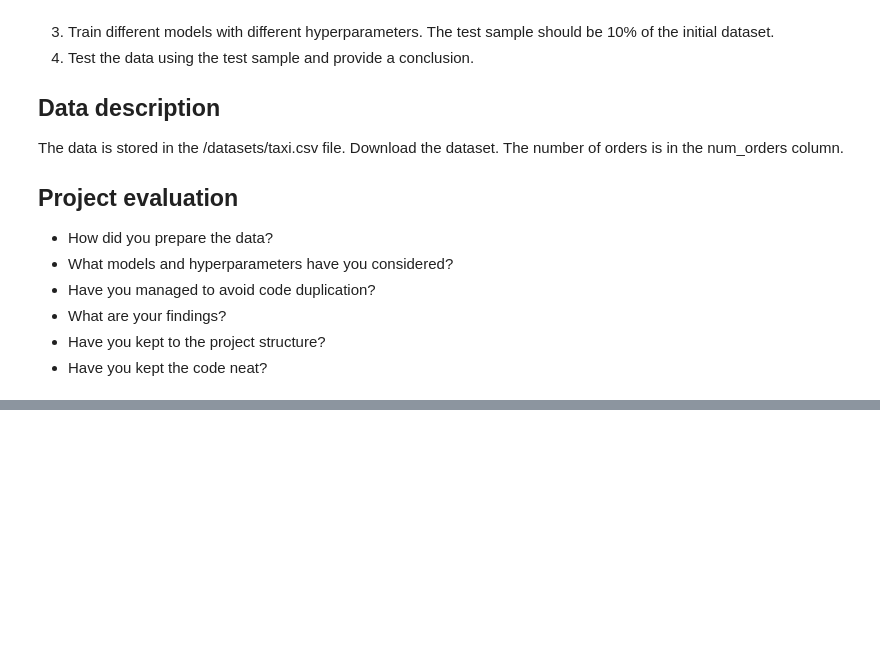
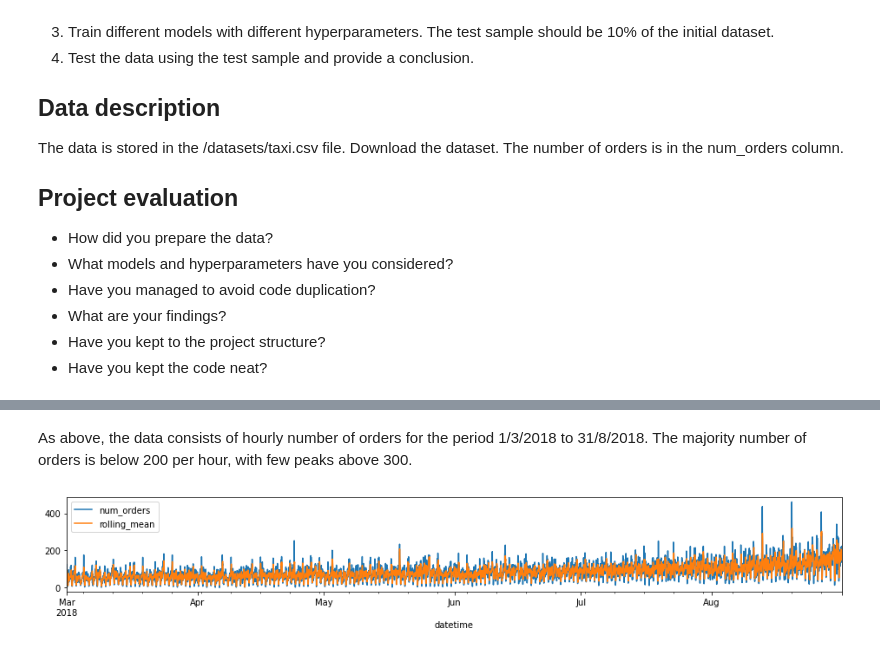
Before and after one commit to dnevo/Practicum, a Jupyter notebook: S13_Time_Series_taxi_orders_in_next_hour.ipynb, the cells around one changed output, grey strips where cells are left out. Drawn from its saved outputs; the diff is of its cells as text; code cells hidden in the pictures; blank space fills up the shorter version.

```diff
--- a/S13_Time_Series_taxi_orders_in_next_hour.ipynb
+++ b/S13_Time_Series_taxi_orders_in_next_hour.ipynb
@@ -27,0 +82,8 @@ The number of orders is in the num_orders column.
+# %% [markdown]
+As above, the data consists of hourly number of orders for the period 1/3/2018 to 31/8/2018. The majority number of orders is below 200 per hour, with few peaks above 300.
+# %%
+data1 = data.copy()
+data1['rolling_mean'] = data1.rolling(3).mean()
+data1.plot(figsize=(16, 2));
+# %% [output]
+[figure, added]
```
Also changed, not shown: parts of 21 cells of this notebook.
